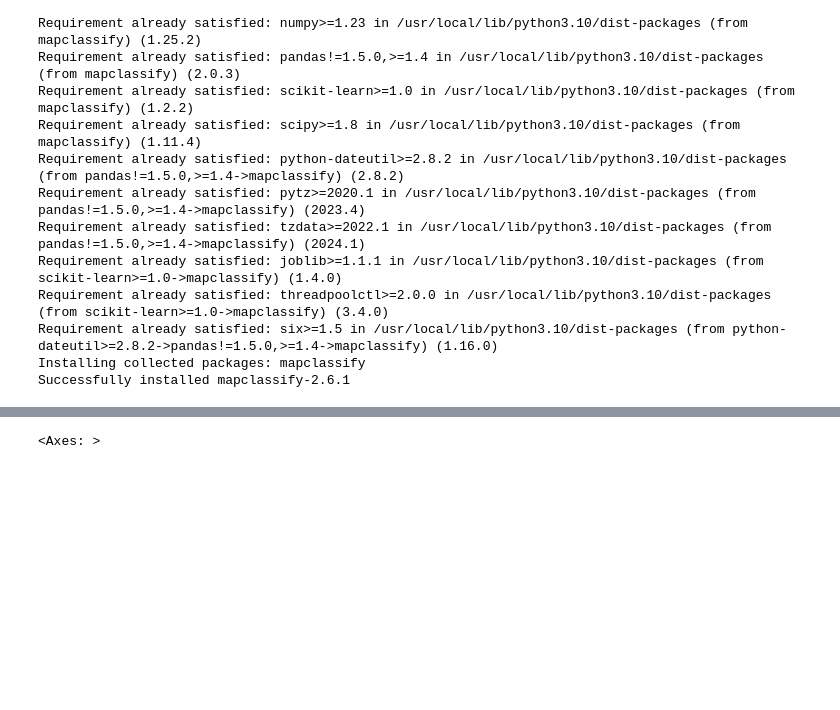
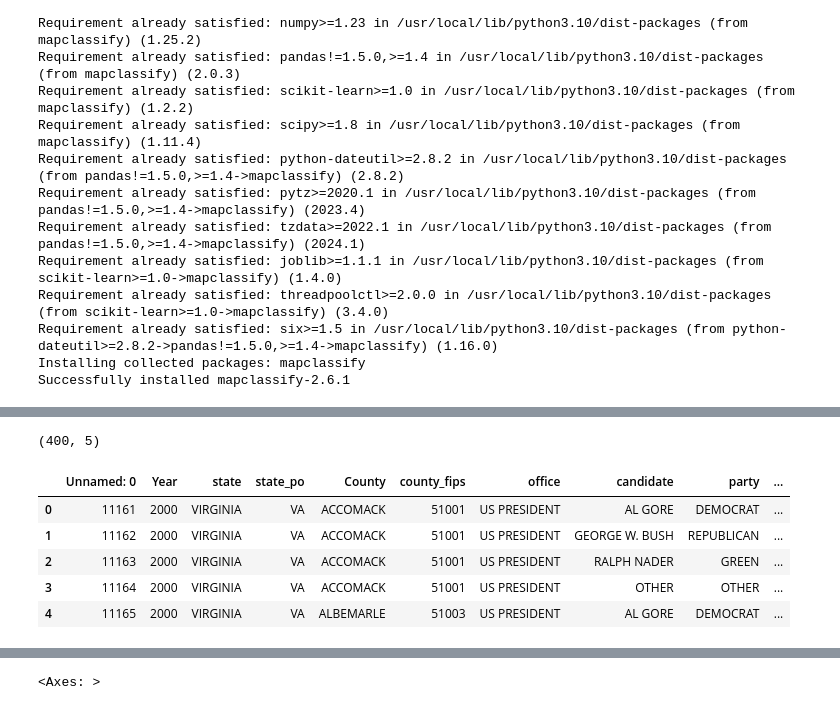
Before and after one commit to gdbwoo/DS-3001-Projects, a Jupyter notebook: Project 3/project_voting.ipynb, the cells around one changed output, grey strips where cells are left out. Saved outputs shown, nothing was run; the diff lists cells and outputs as text; code cells hidden in the pictures; blank space fills up the shorter version.

Commit message:
make new dataframe with county data

```diff
--- a/Project 3/project_voting.ipynb
+++ b/Project 3/project_voting.ipynb
@@ -38,3 +117,11 @@ from mpl_toolkits.axes_grid1 import make_axes_locatable
+# %%
+frames = [df_2012, df_2016, df_2020]
+
+df_comb = pd.concat(frames)
+# print(df_comb.iloc[260:270]) # (used to check that all years were added)
+df_comb.shape
+# %% [output]
+(400, 5)
 # %%
 # Load data
 
@@ -45,3 +132,17 @@ from mpl_toolkits.axes_grid1 import make_axes_locatable
 gdf = gpd.read_file('DS-3001-Projects/Project 3/shapefiles/VirginiaCounty_ClippedToShoreline.shx') # Load Virginia shapefile for maps
 vdf = pd.read_csv('DS-3001-Projects/Project 3/voting_VA.csv') # Load historical voting data
 cdf = pd.read_csv('DS-3001-Projects/Project 3/county_adjacencies.csv') # Load county adjacency data and population data
+# %%
+vdf.head()
+vdf = vdf.rename(columns={"year": "Year", "county_name": "County"})
+vdf.head()
+# print(vdf.shape)
+# vdf = vdf.dropna()
+# print(vdf.shape)
+# %% [output]
+|  | Unnamed: 0 | Year | state | state_po | County | county_fips | office | candidate | party | ... |
+| 0 | 11161 | 2000 | VIRGINIA | VA | ACCOMACK | 51001 | US PRESIDENT | AL GORE | DEMOCRAT | ... |
+| 1 | 11162 | 2000 | VIRGINIA | VA | ACCOMACK | 51001 | US PRESIDENT | GEORGE W. BUSH | REPUBLICAN | ... |
+| 2 | 11163 | 2000 | VIRGINIA | VA | ACCOMACK | 51001 | US PRESIDENT | RALPH NADER | GREEN | ... |
+| 3 | 11164 | 2000 | VIRGINIA | VA | ACCOMACK | 51001 | US PRESIDENT | OTHER | OTHER | ... |
+| 4 | 11165 | 2000 | VIRGINIA | VA | ALBEMARLE | 51003 | US PRESIDENT | AL GORE | DEMOCRAT | ... |
```
Also changed, not shown: parts of 9 cells of this notebook.
